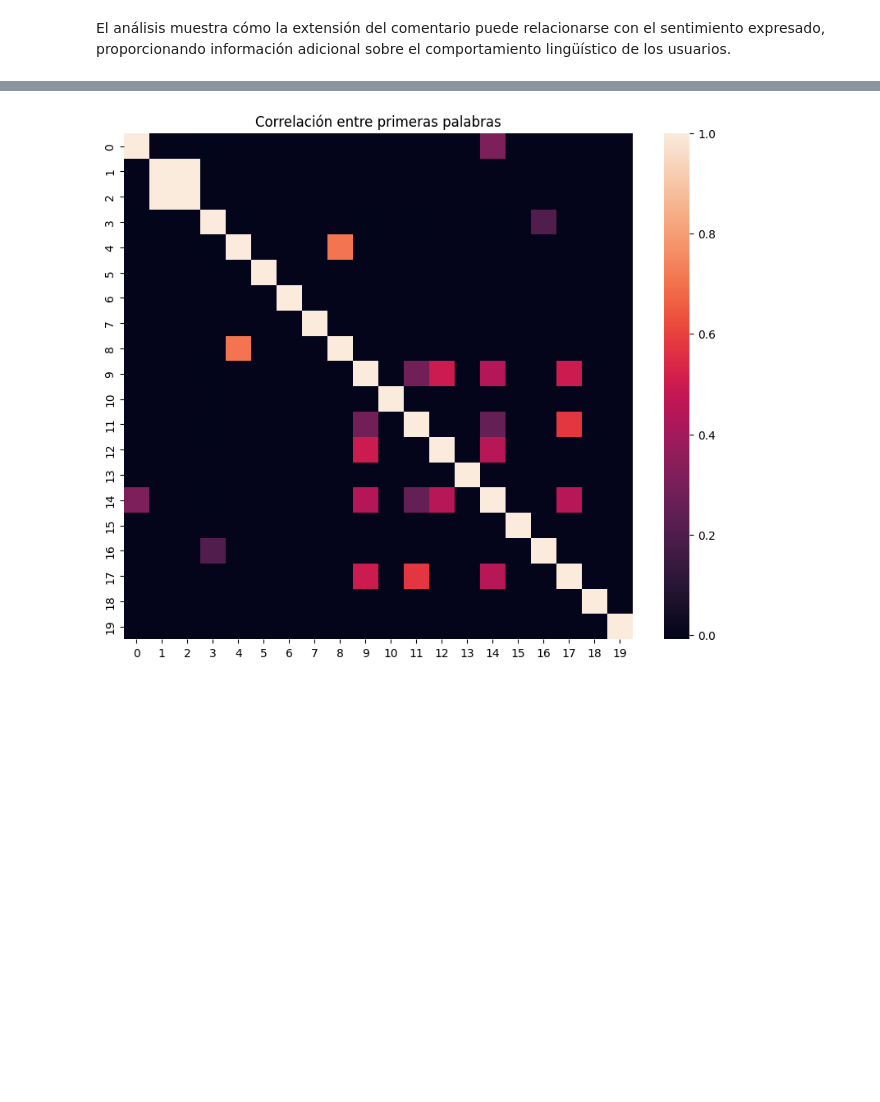
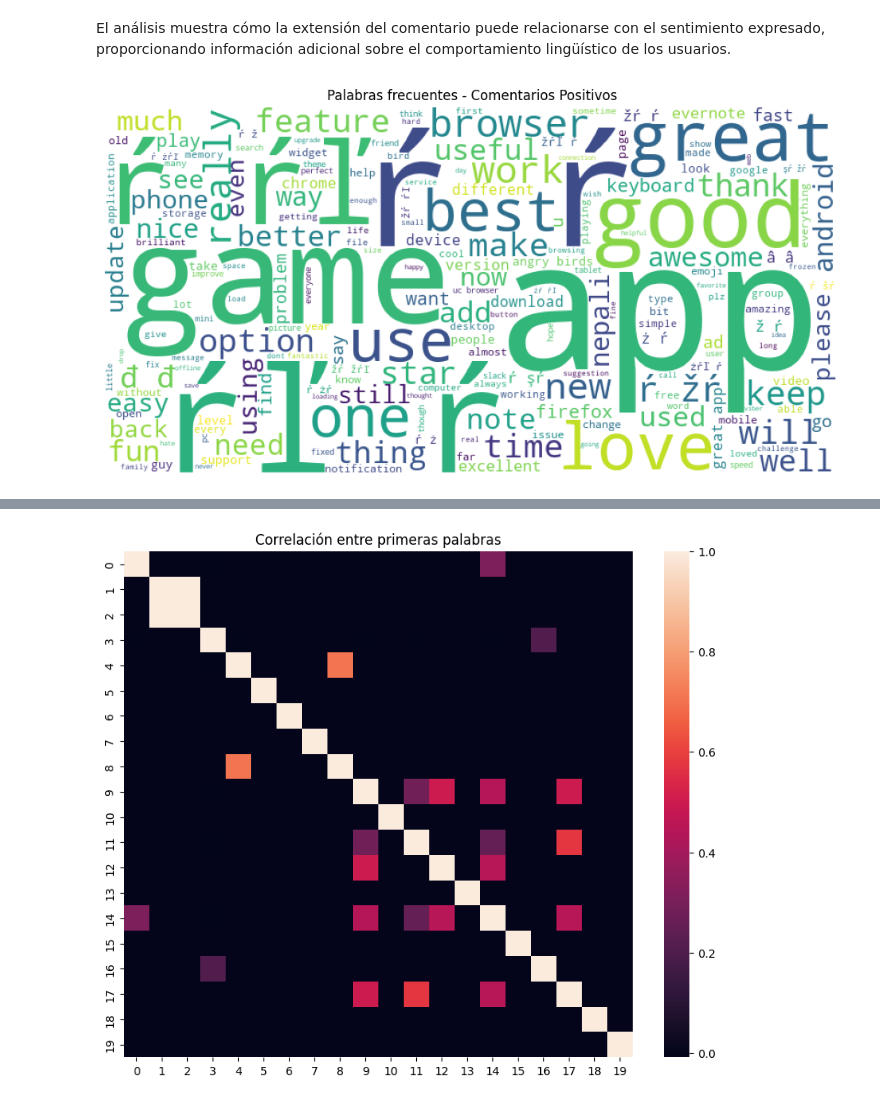
Before and after one commit to natbp/natbp_intro_ML, a Jupyter notebook: src/07-naive-bayes-playstore-reviews.ipynb, the cells around one changed output, grey strips where cells are left out. Drawn from its saved outputs; the diff is of its cells as text; code cells hidden in the pictures; blank space fills up the shorter version.

Commit message:
playstore-reviews terminado

```diff
--- a/src/07-naive-bayes-playstore-reviews.ipynb
+++ b/src/07-naive-bayes-playstore-reviews.ipynb
@@ -122,3 +186,19 @@ plt.show()
 [figure]
 # %% [markdown]
 El análisis muestra cómo la extensión del comentario puede relacionarse con el sentimiento expresado, proporcionando información adicional sobre el comportamiento lingüístico de los usuarios.
+# %%
+positive_text = " ".join(total_data[total_data["polarity"] == 1]["review"])
+
+wordcloud_pos = WordCloud(
+    width=800,
+    height=400,
+    background_color="white"
+).generate(positive_text)
+
+plt.figure(figsize=(12,6))
+plt.imshow(wordcloud_pos)
+plt.axis("off")
+plt.title("Palabras frecuentes - Comentarios Positivos")
+plt.show()
+# %% [output]
+[figure, added]
```
Also changed, not shown: parts of 72 cells of this notebook, 2 other files.
